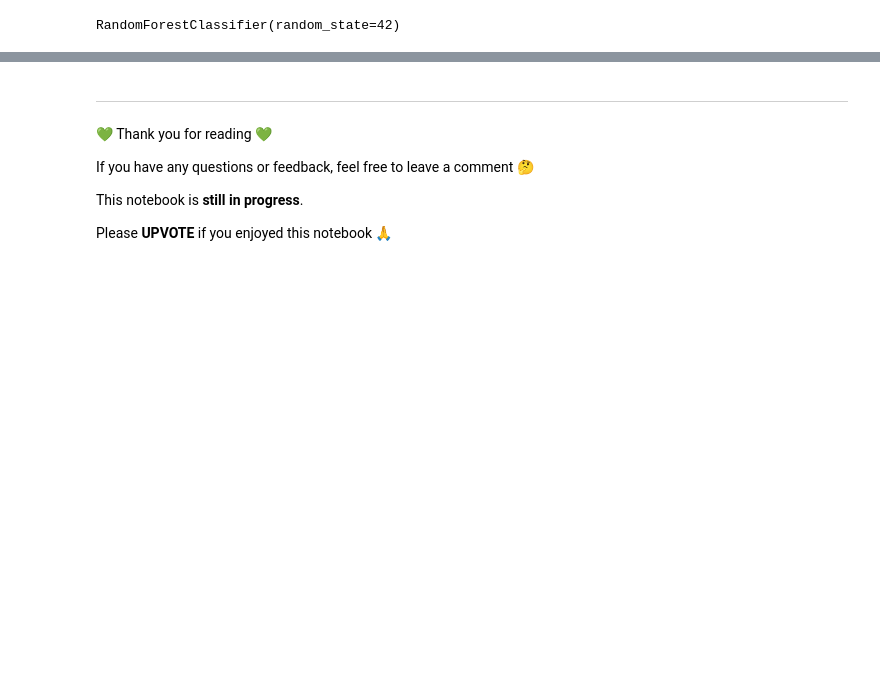
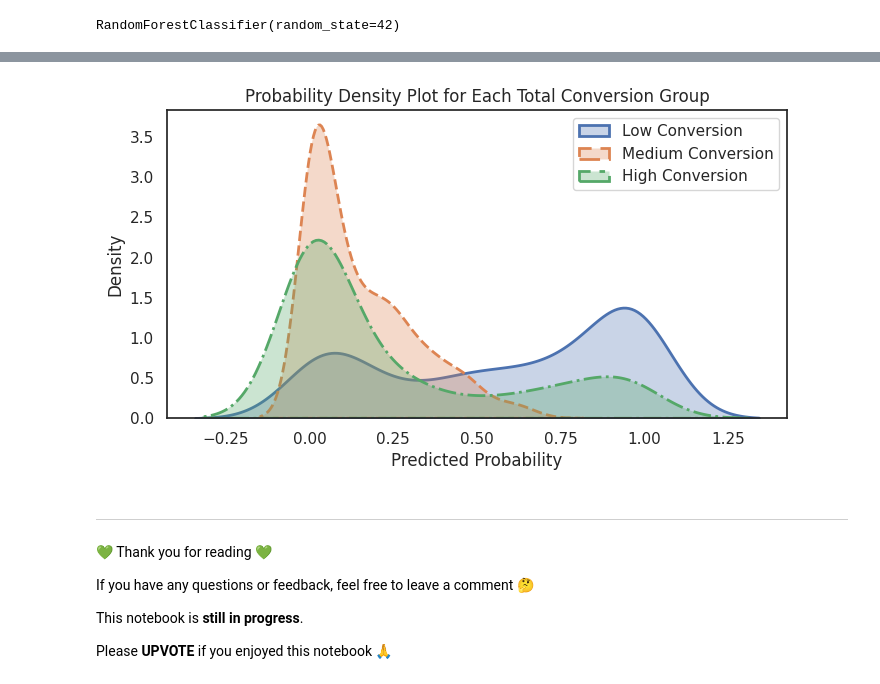
Before and after one commit to PeeteKeesel/kaggle-verse, a Jupyter notebook: sales-eda-ab-testing-predictive-modeling.ipynb, the cells around one changed output, grey strips where cells are left out. Saved outputs shown, nothing was run; the diff lists cells and outputs as text; code cells hidden in the pictures; blank space fills up the shorter version.

```diff
--- a/sales-eda-ab-testing-predictive-modeling.ipynb
+++ b/sales-eda-ab-testing-predictive-modeling.ipynb
@@ -997,0 +1031,3 @@ weighted avg       0.50      0.56      0.53       343
+# %%
+y_probas = model.predict_proba(X_test)
+y_probas
@@ -998,3 +1042,21 @@ weighted avg       0.50      0.56      0.53       343
+# %%
+class_0_probs = y_probas[:, 0]
+class_1_probs = y_probas[:, 1]
+class_2_probs = y_probas[:, 2]
+# %%
+plt.figure(figsize=(8, 4))
+
+sns.kdeplot(class_0_probs, fill=True, alpha=0.3, lw=2, linestyle='-', label='Low Conversion')
+sns.kdeplot(class_1_probs, fill=True, alpha=0.3, lw=2, linestyle='--', label='Medium Conversion')
+sns.kdeplot(class_2_probs, fill=True, alpha=0.3, lw=2, linestyle='-.', label='High Conversion')
+
+plt.title('Probability Density Plot for Each Total Conversion Group')
+plt.xlabel('Predicted Probability')
+plt.ylabel('Density')
+plt.legend()
+plt.show()
+# %% [output]
+[figure, added]
 # %% [markdown]
 ---
 
```
Also changed, not shown: parts of 8 cells of this notebook.
